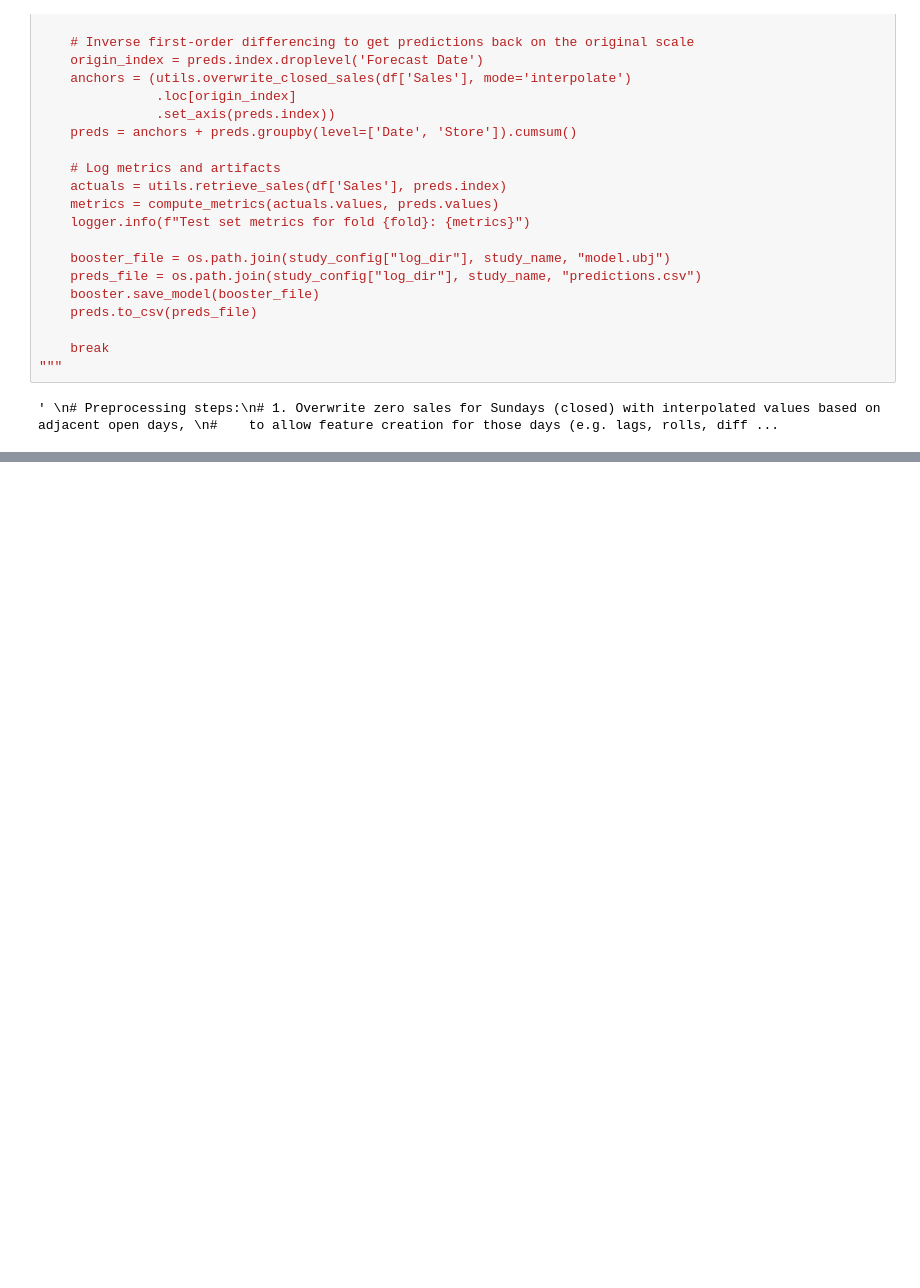
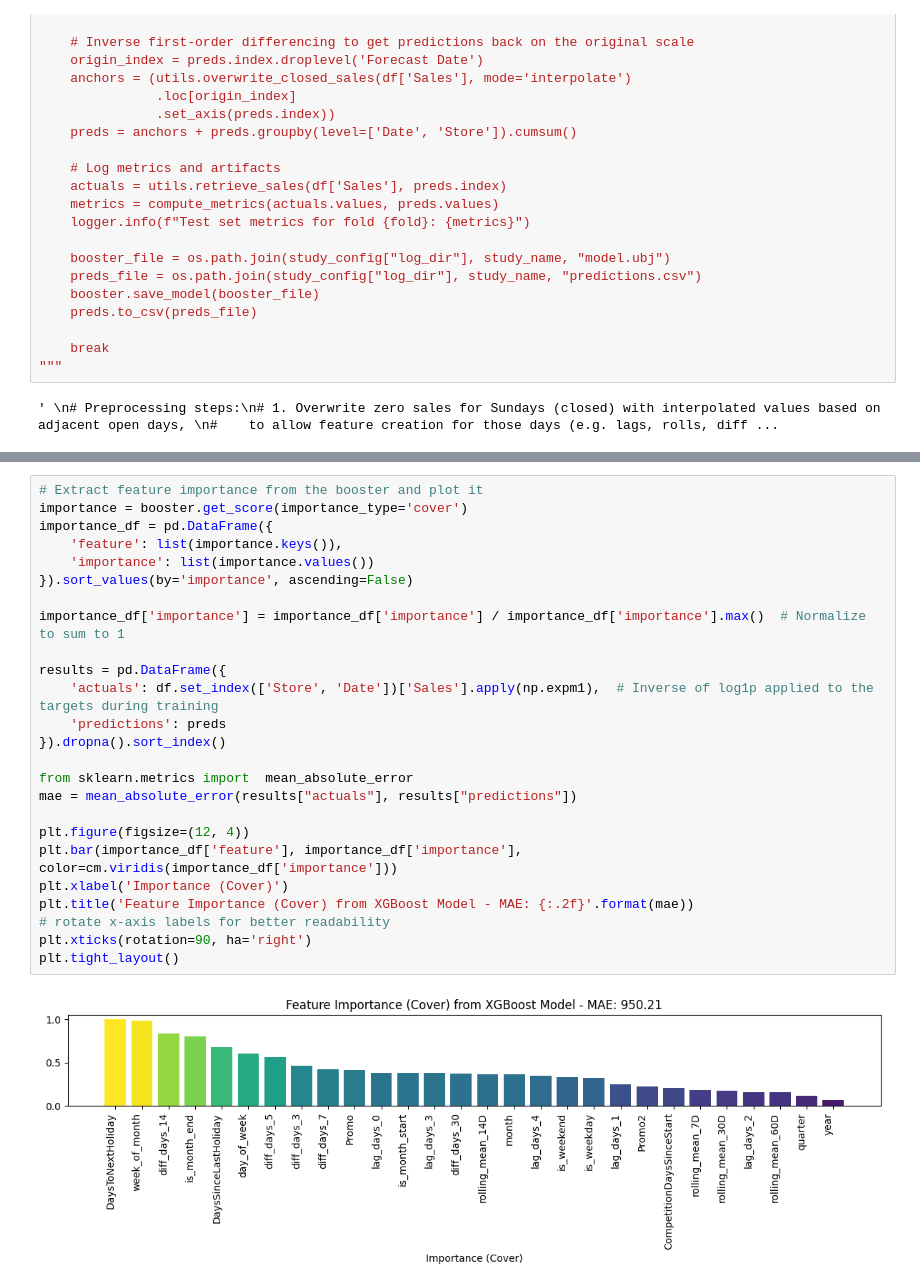
Before and after one commit to Miltos-90/Rossmann_Store_Sales_Forecasting, a Jupyter notebook: test_pipeline.ipynb, the cells around one changed output, grey strips where cells are left out. Cells and saved outputs as stored; diff of their text form; blank space fills up the shorter version.

```diff
--- a/test_pipeline.ipynb
+++ b/test_pipeline.ipynb
@@ -346,3 +236,30 @@ preds_recent = results.loc[(slice(None), slice(min_date, max_date)), 'prediction
+# %%
+# Extract feature importance from the booster and plot it
+importance = booster.get_score(importance_type='cover')
+importance_df = pd.DataFrame({
+    'feature': list(importance.keys()),
+    'importance': list(importance.values())
+}).sort_values(by='importance', ascending=False)
+
+importance_df['importance'] = importance_df['importance'] / importance_df['importance'].max()  # Normalize to sum to 1
+
+results = pd.DataFrame({
+    'actuals': df.set_index(['Store', 'Date'])['Sales'].apply(np.expm1),  # Inverse of log1p applied to the targets during training
+    'predictions': preds
+}).dropna().sort_index()
+
+from sklearn.metrics import  mean_absolute_error
+mae = mean_absolute_error(results["actuals"], results["predictions"])
+
+plt.figure(figsize=(12, 4))
+plt.bar(importance_df['feature'], importance_df['importance'], color=cm.viridis(importance_df['importance']))
+plt.xlabel('Importance (Cover)')
+plt.title('Feature Importance (Cover) from XGBoost Model - MAE: {:.2f}'.format(mae))
+# rotate x-axis labels for better readability
+plt.xticks(rotation=90, ha='right')
+plt.tight_layout()
+# %% [output]
+[figure, added]
 # %%
 import matplotlib.pyplot as plt
 import matplotlib.dates as mdates
```
Also changed, not shown: parts of 11 cells of this notebook, 4 other files.
